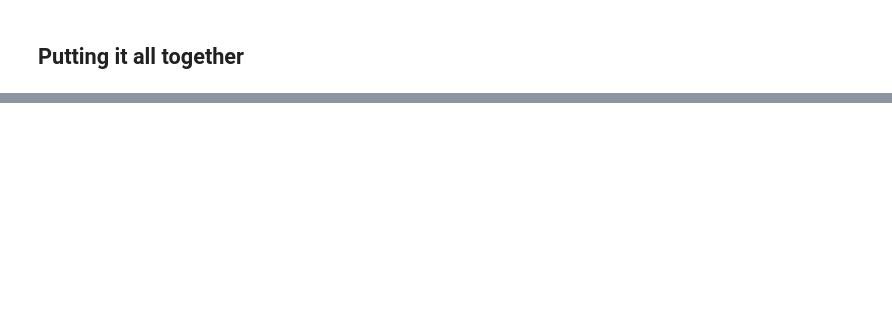
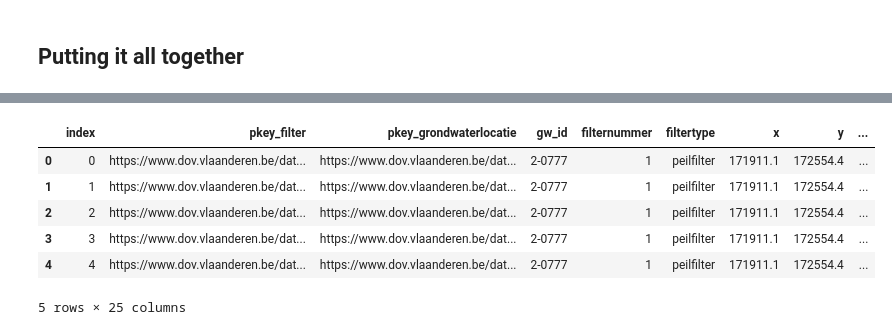
Before and after one commit to DOV-Vlaanderen/pydov, a Jupyter notebook: docs/notebooks/Introductory_tutorial.ipynb, the cells around one changed output, grey strips where cells are left out. Cells and saved outputs as stored; diff of their text form; code cells hidden in the pictures; blank space fills up the shorter version.

```diff
--- a/docs/notebooks/Introductory_tutorial.ipynb
+++ b/docs/notebooks/Introductory_tutorial.ipynb
@@ -368,0 +368,10 @@ dfgw['tijd'] = pd.to_datetime(dfgw.datum.astype(str) + ' ' + dfgw.tijdstip.astyp
+# %%
+dfgw.head()
+# %% [output]
+|  | index | pkey_filter | pkey_grondwaterlocatie | gw_id | filternummer | filtertype | x | y | ... |
+| 0 | 0 | https://www.dov.vlaanderen.be/dat... | https://www.dov.vlaanderen.be/dat... | 2-0777 | 1 | peilfilter | 171911.1 | 172554.4 | ... |
+| 1 | 1 | https://www.dov.vlaanderen.be/dat... | https://www.dov.vlaanderen.be/dat... | 2-0777 | 1 | peilfilter | 171911.1 | 172554.4 | ... |
+| 2 | 2 | https://www.dov.vlaanderen.be/dat... | https://www.dov.vlaanderen.be/dat... | 2-0777 | 1 | peilfilter | 171911.1 | 172554.4 | ... |
+| 3 | 3 | https://www.dov.vlaanderen.be/dat... | https://www.dov.vlaanderen.be/dat... | 2-0777 | 1 | peilfilter | 171911.1 | 172554.4 | ... |
+| 4 | 4 | https://www.dov.vlaanderen.be/dat... | https://www.dov.vlaanderen.be/dat... | 2-0777 | 1 | peilfilter | 171911.1 | 172554.4 | ... |
+5 rows × 25 columns
```
Also changed, not shown: parts of 27 cells of this notebook.
